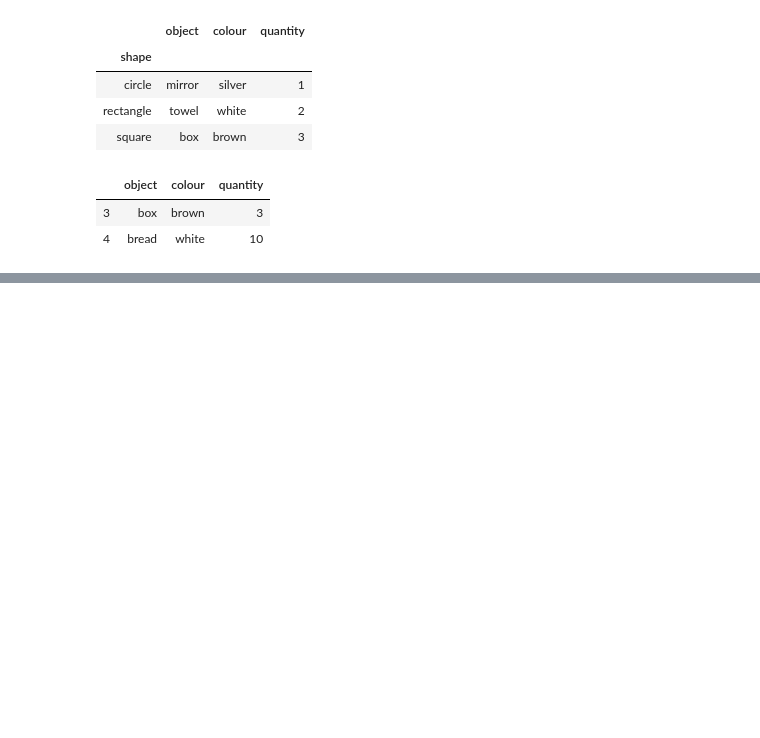
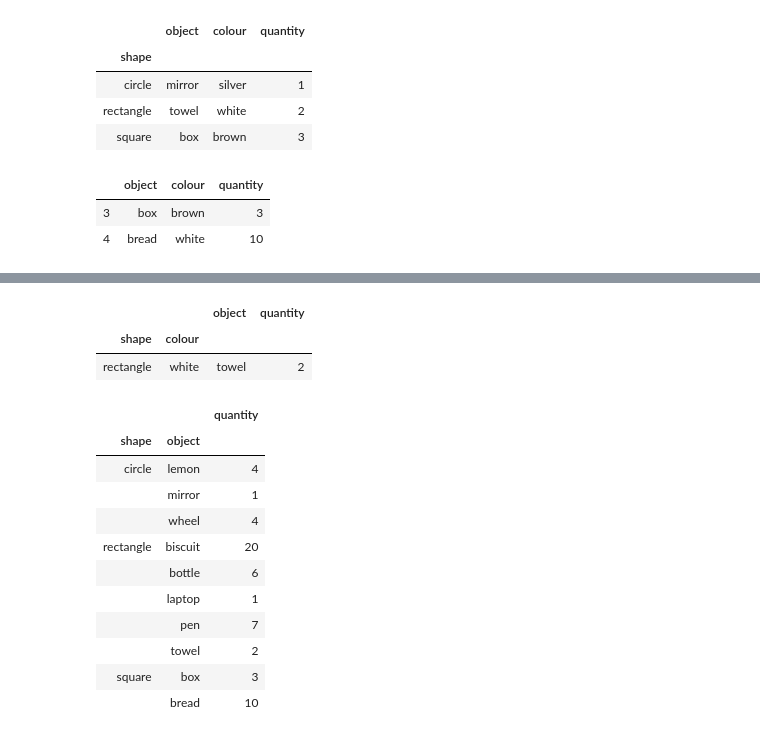
Before and after one commit to Antonio180233/Pandas_Agrouping, a Jupyter notebook: GrupingAndAggregations.ipynb, the cells around one changed output, grey strips where cells are left out. Cells and saved outputs as stored; diff of their text form; code cells hidden in the pictures; blank space fills up the shorter version.

```diff
--- a/GrupingAndAggregations.ipynb
+++ b/GrupingAndAggregations.ipynb
@@ -43,0 +237,22 @@ shape_data.get_group('square')
+# %%
+multi_data.groupby(level=['colour','shape'])\
+                   .get_group(('white','rectangle'))
+# %% [output]
+|  |  | object | quantity |
+| shape | colour |  |  |
+| rectangle | white | towel | 2 |
+# %%
+multi_data.groupby([ppd.Grouper(level='shape'), 'object']).sum()
+# %% [output]
+|  |  | quantity |
+| shape | object |  |
+| circle | lemon | 4 |
+|  | mirror | 1 |
+|  | wheel | 4 |
+| rectangle | biscuit | 20 |
+|  | bottle | 6 |
+|  | laptop | 1 |
+|  | pen | 7 |
+|  | towel | 2 |
+| square | box | 3 |
+|  | bread | 10 |
```
Also changed, not shown: parts of 29 cells of this notebook.
